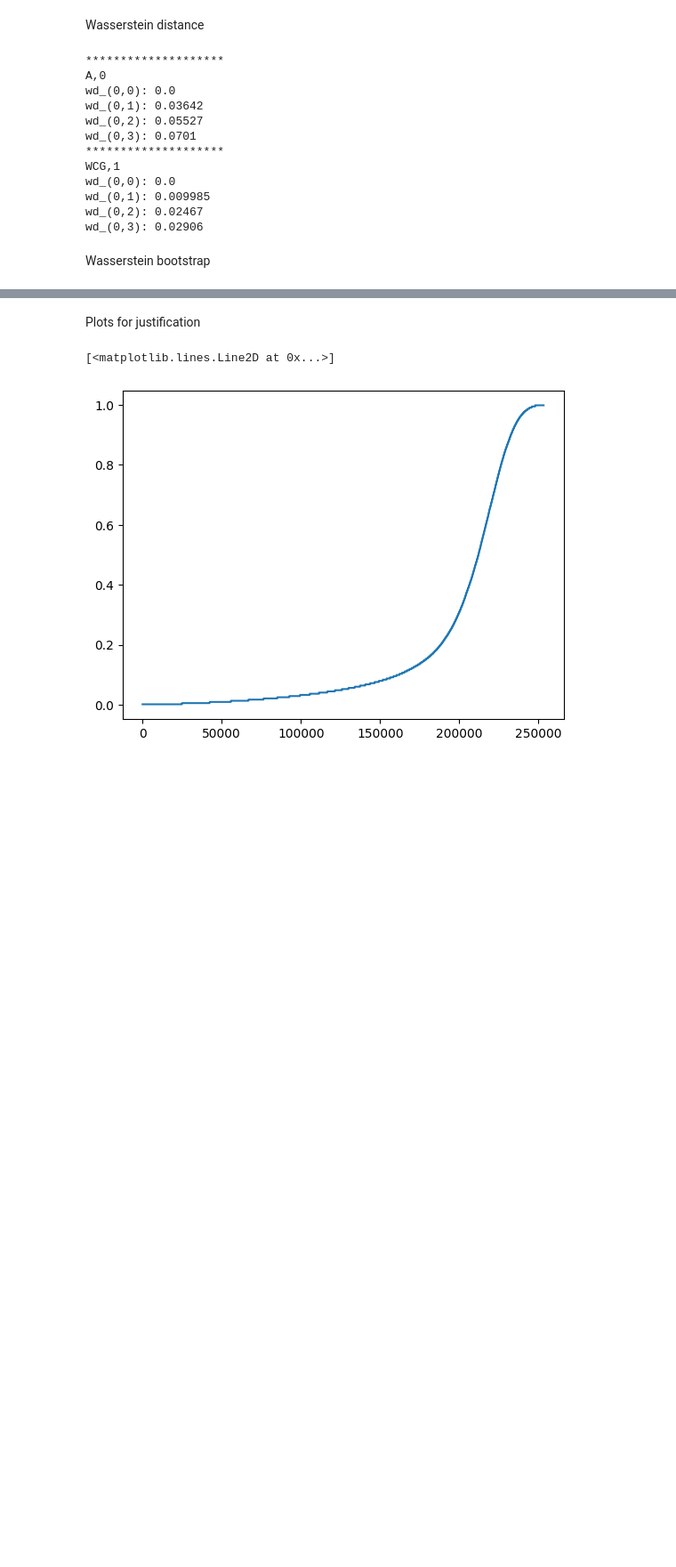
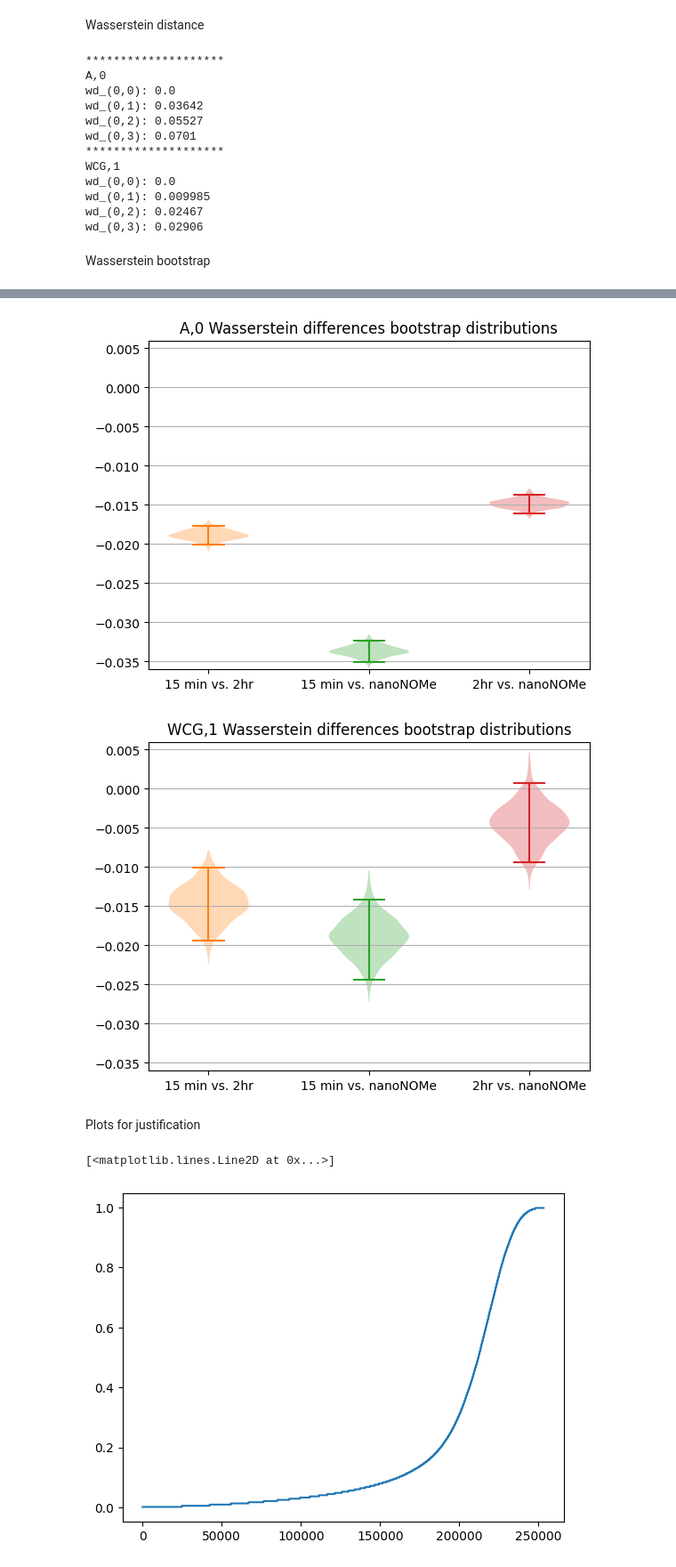
Before and after one commit to streetslab/multimodal-dimelo, a Jupyter notebook: crosstalk_analysis.ipynb, the cells around one changed output, grey strips where cells are left out. Shown at 89% size. Drawn from its saved outputs; the diff is of its cells as text; code cells hidden in the pictures; blank space fills up the shorter version.

```diff
--- a/crosstalk_analysis.ipynb
+++ b/crosstalk_analysis.ipynb
@@ -371,3 +389,27 @@ for motif in ["A,0", "WCG,1"]:
+# %%
+colors = ["tab:orange", "tab:green", "tab:red"]
+# labels = ["control", "15 min", "2hr", "nanoNOMe"]
+for motif in ["A,0", "WCG,1"]:
+    plt.figure()
+    # mod_vectors = motif_mod_vectors[motif]
+    # wds = []
+    for i, (label, result, color) in enumerate(zip(bootstrap_labels[motif], bootstrap_results[motif], colors)):
+        violin_parts = plt.violinplot(result.bootstrap_distribution, positions=[i], showextrema=False)
+        violin_parts["bodies"][0].set_facecolor(color)
+        plt.hlines(result.confidence_interval, i-0.1, i+0.1, colors=color)
+        plt.vlines(i, result.confidence_interval.low, result.confidence_interval.high, colors=color)
+    # y_min, y_max = plt.ylim()
+    # for result, color in zip(bootstrap_results[motif], colors):
+    #     plt.vlines(result.confidence_interval, y_min, y_max, color=color, linestyle="--")
+    plt.title(f"{motif} Wasserstein differences bootstrap distributions")
+    plt.ylim((-.036, 0.006))
+    plt.grid(axis="y")
+    plt.xticks(range(3), labels=bootstrap_labels[motif])
+    plt.show()
+    plt.close()
+# %% [output]
+[figure, added]
+[figure, added]
 # %% [markdown]
 Plots for justification
 # %%
```
Also changed, not shown: parts of 8 cells of this notebook, 1 other file.
